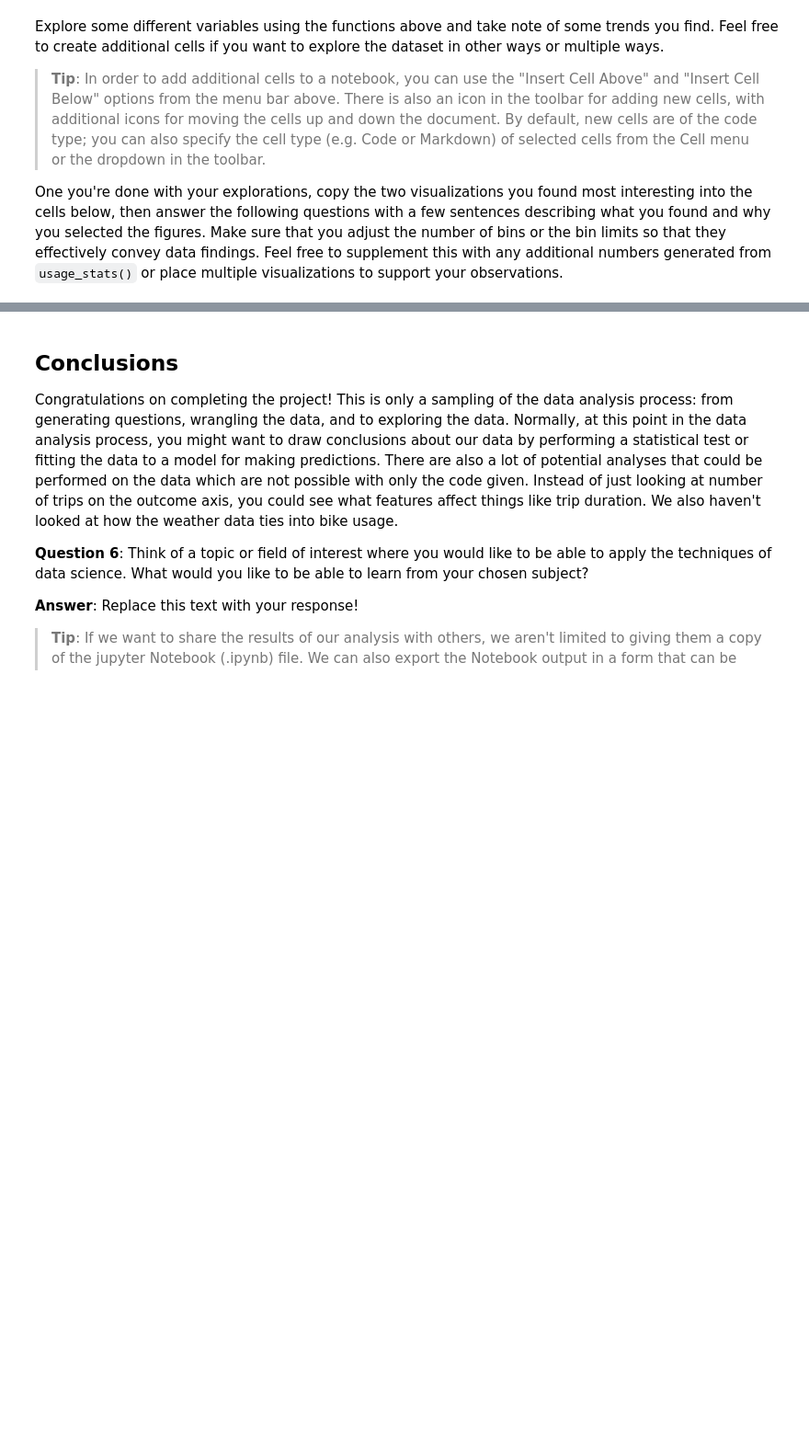
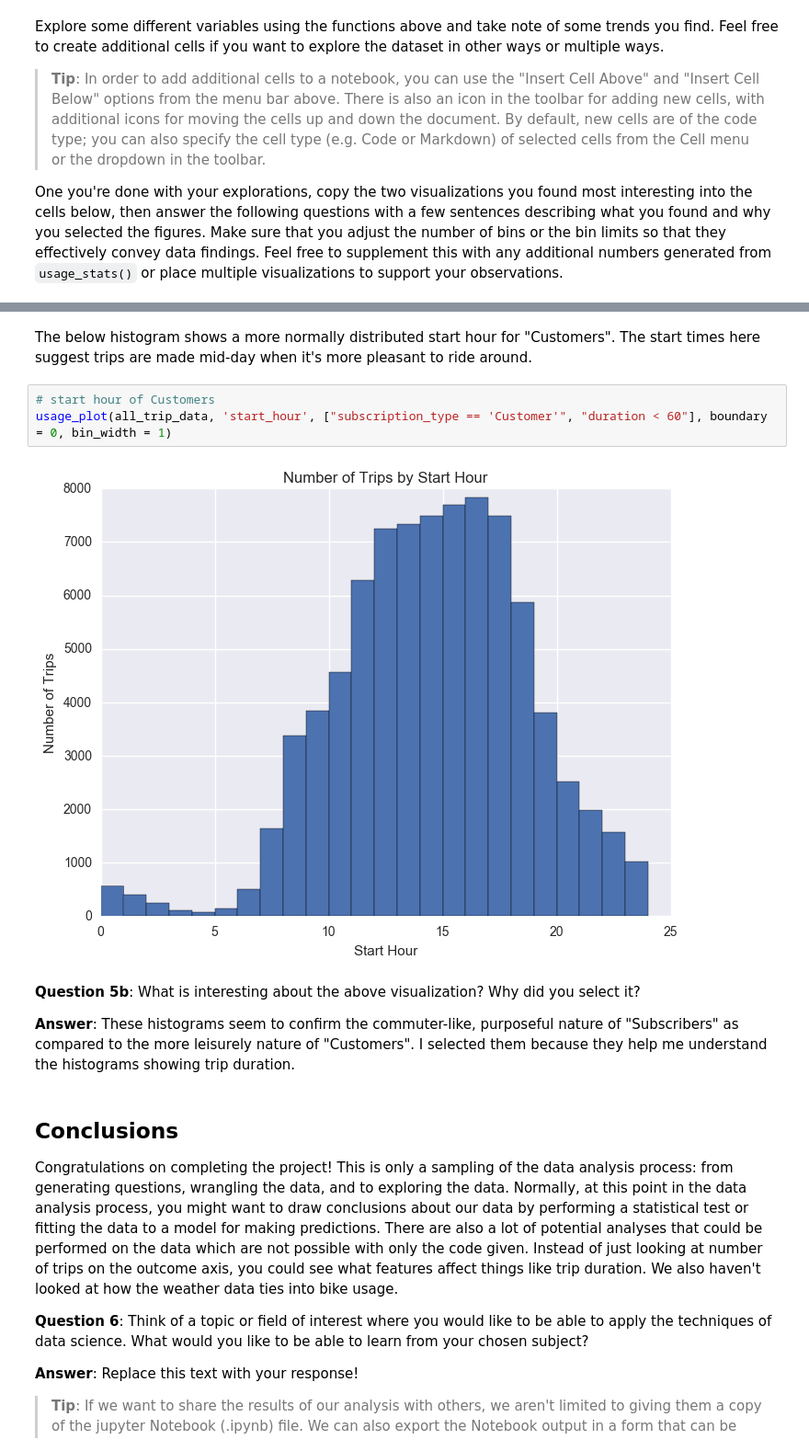
Before and after one commit to hichana/udacity, a Jupyter notebook: P0/dandp0-bikeshareanalysis/Bay_Area_Bike_Share_Analysis-NOTES.ipynb, the cells around one changed output, grey strips where cells are left out. Shown at 92% size. Cells and saved outputs as stored; diff of their text form; blank space fills up the shorter version.

```diff
--- a/P0/dandp0-bikeshareanalysis/Bay_Area_Bike_Share_Analysis-NOTES.ipynb
+++ b/P0/dandp0-bikeshareanalysis/Bay_Area_Bike_Share_Analysis-NOTES.ipynb
@@ -416,3 +521,14 @@ usage_plot(trip_data)
+# %% [markdown]
+The below histogram shows a more normally distributed start hour for "Customers". The start times here suggest trips are made mid-day when it's more pleasant to ride around.
+# %%
+# start hour of Customers
+usage_plot(all_trip_data, 'start_hour', ["subscription_type == 'Customer'", "duration < 60"], boundary = 0, bin_width = 1)
+# %% [output]
+[figure, added]
+# %% [markdown]
+**Question 5b**: What is interesting about the above visualization? Why did you select it?
+
+**Answer**: These histograms seem to confirm the commuter-like, purposeful nature of "Subscribers" as compared to the more leisurely nature of "Customers". I selected them because they help me understand the histograms showing trip duration.
 # %% [markdown]
 ## Conclusions
 
```
Also changed, not shown: parts of 40 cells of this notebook, 2 other files.
